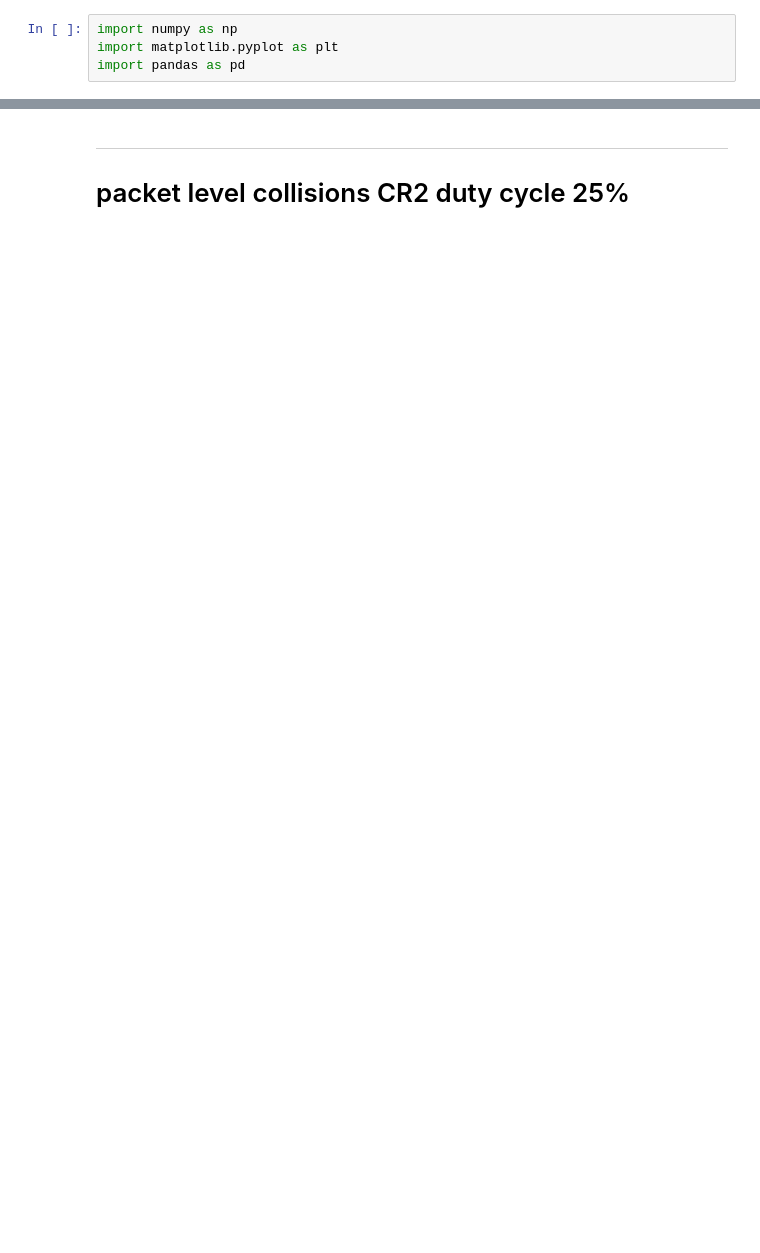
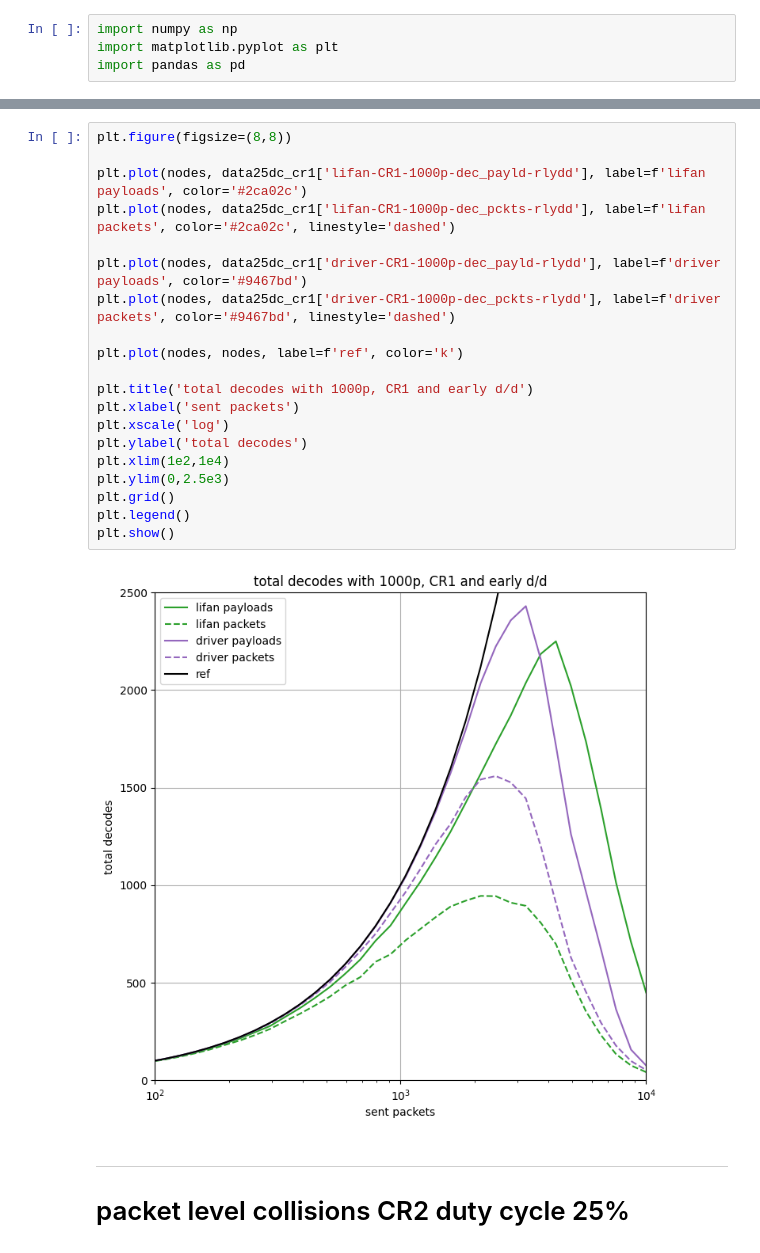
Before and after one commit to diegomm6/lr-fhss_seq-families, a Jupyter notebook: headerPlots.ipynb, the cells around one changed output, grey strips where cells are left out. Saved outputs shown, nothing was run; the diff lists cells and outputs as text; blank space fills up the shorter version.

```diff
--- a/headerPlots.ipynb
+++ b/headerPlots.ipynb
@@ -5,3 +64,25 @@ import pandas as pd
+# %%
+plt.figure(figsize=(8,8))
+
+plt.plot(nodes, data25dc_cr1['lifan-CR1-1000p-dec_payld-rlydd'], label=f'lifan payloads', color='#2ca02c')
+plt.plot(nodes, data25dc_cr1['lifan-CR1-1000p-dec_pckts-rlydd'], label=f'lifan packets', color='#2ca02c', linestyle='dashed')
+
+plt.plot(nodes, data25dc_cr1['driver-CR1-1000p-dec_payld-rlydd'], label=f'driver payloads', color='#9467bd')
+plt.plot(nodes, data25dc_cr1['driver-CR1-1000p-dec_pckts-rlydd'], label=f'driver packets', color='#9467bd', linestyle='dashed')
+
+plt.plot(nodes, nodes, label=f'ref', color='k')
+
+plt.title('total decodes with 1000p, CR1 and early d/d')
+plt.xlabel('sent packets')
+plt.xscale('log')
+plt.ylabel('total decodes')
+plt.xlim(1e2,1e4)
+plt.ylim(0,2.5e3)
+plt.grid()
+plt.legend()
+plt.show()
+# %% [output]
+[figure, added]
 # %% [markdown]
 ---
 # packet level collisions CR2 duty cycle 25%
```
Also changed, not shown: parts of 14 cells of this notebook, 44 other files.
